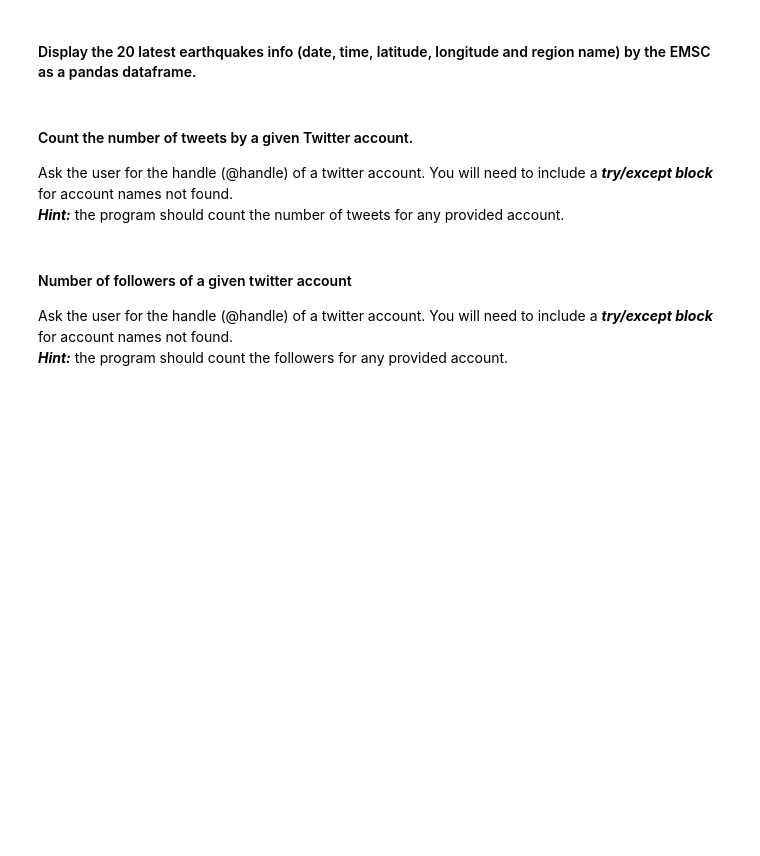
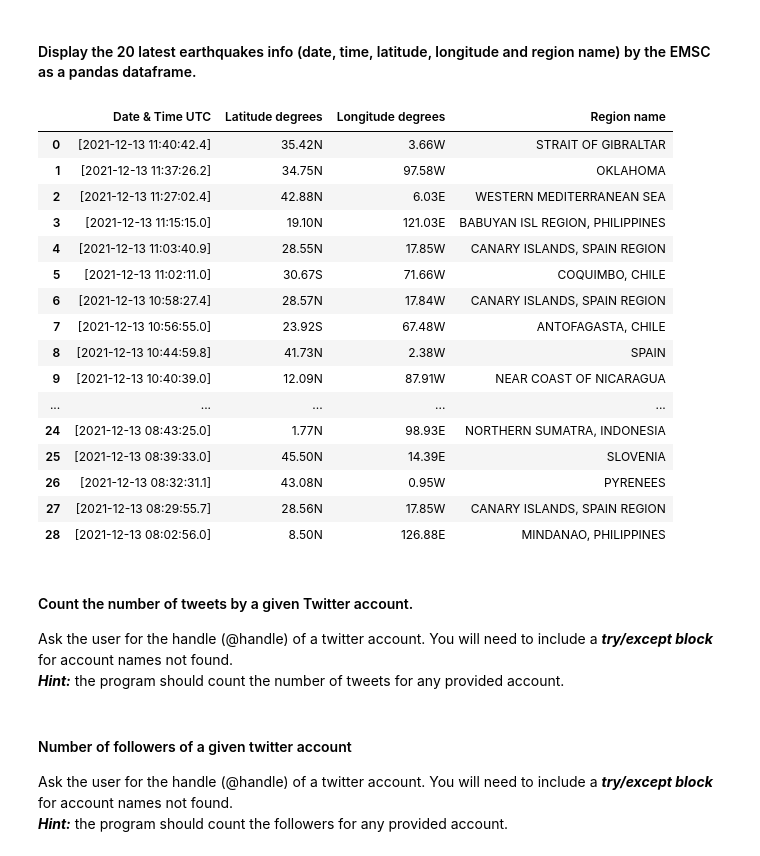
Before and after one commit to ivanrepi/dataptmad1121_labs, a Jupyter notebook: extra-work/m1/lab-web-scraping/your-code/main.ipynb, the cells around one changed output. Saved outputs shown, nothing was run; the diff lists cells and outputs as text; code cells hidden in the pictures; blank space fills up the shorter version.

```diff
--- a/extra-work/m1/lab-web-scraping/your-code/main.ipynb
+++ b/extra-work/m1/lab-web-scraping/your-code/main.ipynb
@@ -187,4 +216,8 @@ url = 'https://www.fbi.gov/wanted/topten'
 ####  Display the 20 latest earthquakes info (date, time, latitude, longitude and region name) by the EMSC as a pandas dataframe.
 # %%
 # This is the url you will scrape in this exercise
-url = 'https://www.emsc-csem.org/Earthquake/'
+url_7 = 'https://www.emsc-csem.org/Earthquake/'
+
+#Extract the body of the table
+soup_7 = BeautifulSoup(requests.get(url_7).text, "lxml")
+table7=soup_7.find("tbody",id="tbody").find_all("td")
@@ -193,3 +224,68 @@ url = 'https://www.emsc-csem.org/Earthquake/'
+# %%
+#Extract the titles of the table
+headers=[]
+table_headers=soup_7.find("tr",id="haut_tableau")
+for i in table_headers.find_all("th"):
+    title=i.text.replace("[+]","").replace("[-]","").strip()
+    headers.append(title)
+
+#Create a dataframe with the headers
+latests_earthquakes=pd.DataFrame(columns=headers)
+
+#Date and Time Column
+date_time=soup_7.find("tbody",id="tbody").find_all("a")
+for i in date_time:
+    if i.find("span"):
+        i.decompose()
+latests_earthquakes["Date & Time UTC"]=date_time
+
+#Latitude and Longitude Column
+latitude_longitude=[j.text.replace("\xa0","").strip() for j in soup_7.find("tbody",id="tbody").find_all("td",{"class":"tabev1"})]
+latitude_longitude_letters=[j.text.replace("\xa0","").strip() for j in soup_7.find("tbody",id="tbody").find_all("td",{"class":"tabev2"})]
+
+for i in latitude_longitude_letters:
+    if (i!="N" and i!="W" and i!="S" and i!="E"):
+        latitude_longitude_letters.remove(i)
+
+latitude=[]
+longitude=[]
+count1=0
+count2=1
+while count1 < len(latitude_longitude):
+    latitude.append(latitude_longitude[count1]+latitude_longitude_letters[count1])
+    longitude.append(latitude_longitude[count2]+latitude_longitude_letters[count2])
+    count1+=2
+    count2+=2
+
+latests_earthquakes["Latitude degrees"]=latitude
+latests_earthquakes["Longitude degrees"]=longitude
+
+
+#Region Name Column
+region_name=[name.text.replace("\xa0","").strip() for name in soup_7.find_all("td",{"class": "tb_region"})]
+latests_earthquakes["Region name"]=region_name
+region_name
+
+latests_earthquakes=latests_earthquakes.dropna(axis=1)
+latests_earthquakes[0:29]
+# %% [output]
+|  | Date & Time UTC | Latitude degrees | Longitude degrees | Region name |
+| 0 | [2021-12-13 11:40:42.4] | 35.42N | 3.66W | STRAIT OF GIBRALTAR |
+| 1 | [2021-12-13 11:37:26.2] | 34.75N | 97.58W | OKLAHOMA |
+| 2 | [2021-12-13 11:27:02.4] | 42.88N | 6.03E | WESTERN MEDITERRANEAN SEA |
+| 3 | [2021-12-13 11:15:15.0] | 19.10N | 121.03E | BABUYAN ISL REGION, PHILIPPINES |
+| 4 | [2021-12-13 11:03:40.9] | 28.55N | 17.85W | CANARY ISLANDS, SPAIN REGION |
+| 5 | [2021-12-13 11:02:11.0] | 30.67S | 71.66W | COQUIMBO, CHILE |
+| 6 | [2021-12-13 10:58:27.4] | 28.57N | 17.84W | CANARY ISLANDS, SPAIN REGION |
+| 7 | [2021-12-13 10:56:55.0] | 23.92S | 67.48W | ANTOFAGASTA, CHILE |
+| 8 | [2021-12-13 10:44:59.8] | 41.73N | 2.38W | SPAIN |
+| 9 | [2021-12-13 10:40:39.0] | 12.09N | 87.91W | NEAR COAST OF NICARAGUA |
+| ... | ... | ... | ... | ... |
+| 24 | [2021-12-13 08:43:25.0] | 1.77N | 98.93E | NORTHERN SUMATRA, INDONESIA |
+| 25 | [2021-12-13 08:39:33.0] | 45.50N | 14.39E | SLOVENIA |
+| 26 | [2021-12-13 08:32:31.1] | 43.08N | 0.95W | PYRENEES |
+| 27 | [2021-12-13 08:29:55.7] | 28.56N | 17.85W | CANARY ISLANDS, SPAIN REGION |
+| 28 | [2021-12-13 08:02:56.0] | 8.50N | 126.88E | MINDANAO, PHILIPPINES |
 # %% [markdown]
 #### Count the number of tweets by a given Twitter account.
 Ask the user for the handle (@handle) of a twitter account. You will need to include a ***try/except block*** for account names not found.
```
Also changed, not shown: parts of 10 cells of this notebook.
